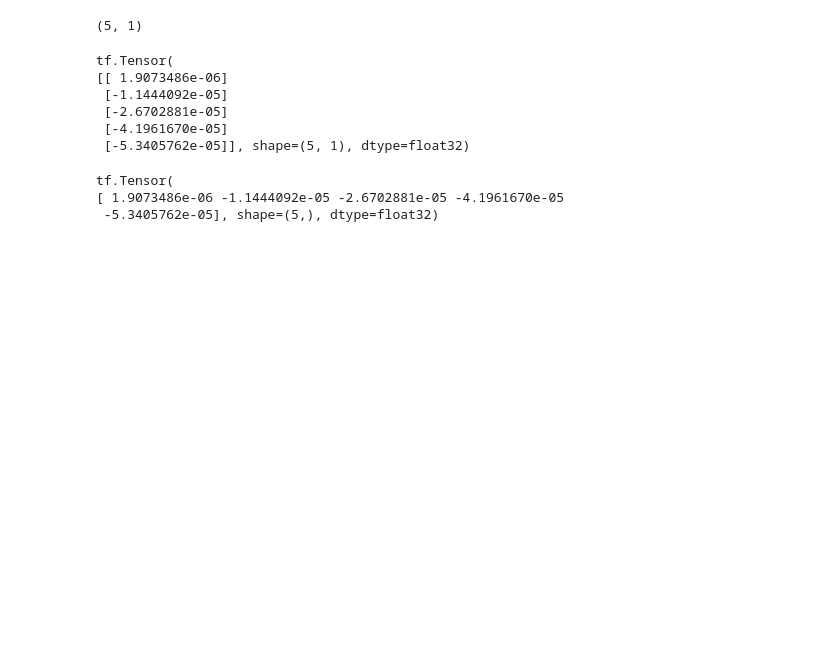
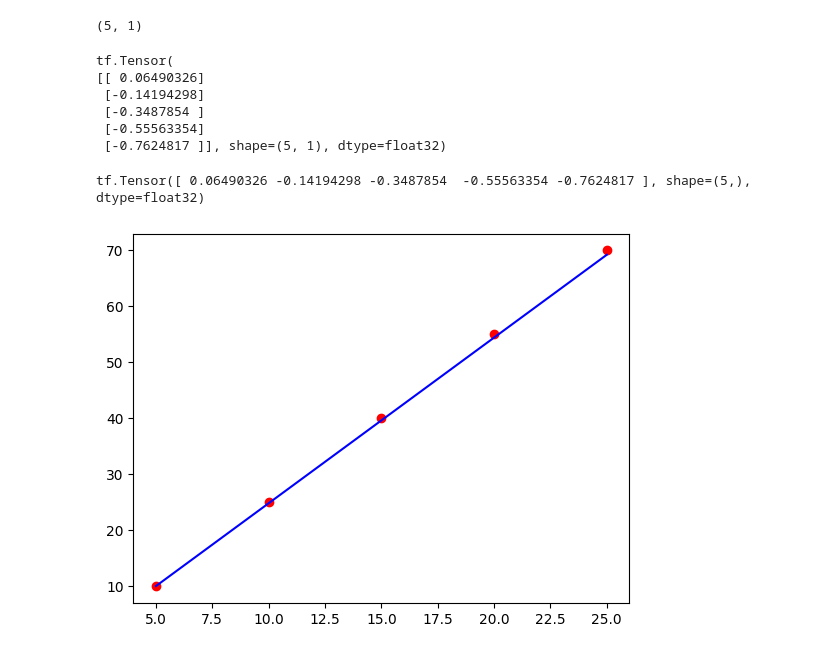
Before and after one commit to amirNoori73/01-Deep-Learning, a Jupyter notebook: First_Deep_Learning_Project.ipynb, the cells around one changed output. Cells and saved outputs as stored; diff of their text form; code cells hidden in the pictures; blank space fills up the shorter version.

Commit message:
Adding plot

```diff
--- a/First_Deep_Learning_Project.ipynb
+++ b/First_Deep_Learning_Project.ipynb
@@ -29,5 +29,5 @@ Model: "sequential_2"
  Trainable params: 2 (8.00 B)
  Non-trainable params: 0 (0.00 B)
 # %%
-model.fit(x, y, batch_size=None ,epochs=1000)
+model.fit(x, y, batch_size=None ,epochs=200)
 # %% [output]
@@ -75,14 +75,20 @@ y_pred.shape
 print(y_pred - tf.reshape(y_real, y_pred.shape))
 # %% [output]
 tf.Tensor(
-[[ 1.9073486e-06]
- [-1.1444092e-05]
- [-2.6702881e-05]
- [-4.1961670e-05]
- [-5.3405762e-05]], shape=(5, 1), dtype=float32)
+[[ 0.06490326]
+ [-0.14194298]
+ [-0.3487854 ]
+ [-0.55563354]
+ [-0.7624817 ]], shape=(5, 1), dtype=float32)
 # %%
 print(tf.reshape(y_pred, y_real.shape) - y_real)
 # %% [output]
-tf.Tensor(
-[ 1.9073486e-06 -1.1444092e-05 -2.6702881e-05 -4.1961670e-05
- -5.3405762e-05], shape=(5,), dtype=float32)
+tf.Tensor([ 0.06490326 -0.14194298 -0.3487854  -0.55563354 -0.7624817 ], shape=(5,), dtype=float32)
+# %%
+import matplotlib.pyplot as plt
+
+plt.scatter(x_test.numpy(), y_real.numpy(), color='red', label='real')
+plt.plot(x_test.numpy(), y_pred, color='blue', label='pred')
+plt.show()
+# %% [output]
+[figure, added]
```
Also changed, not shown: parts of 3 cells of this notebook.
